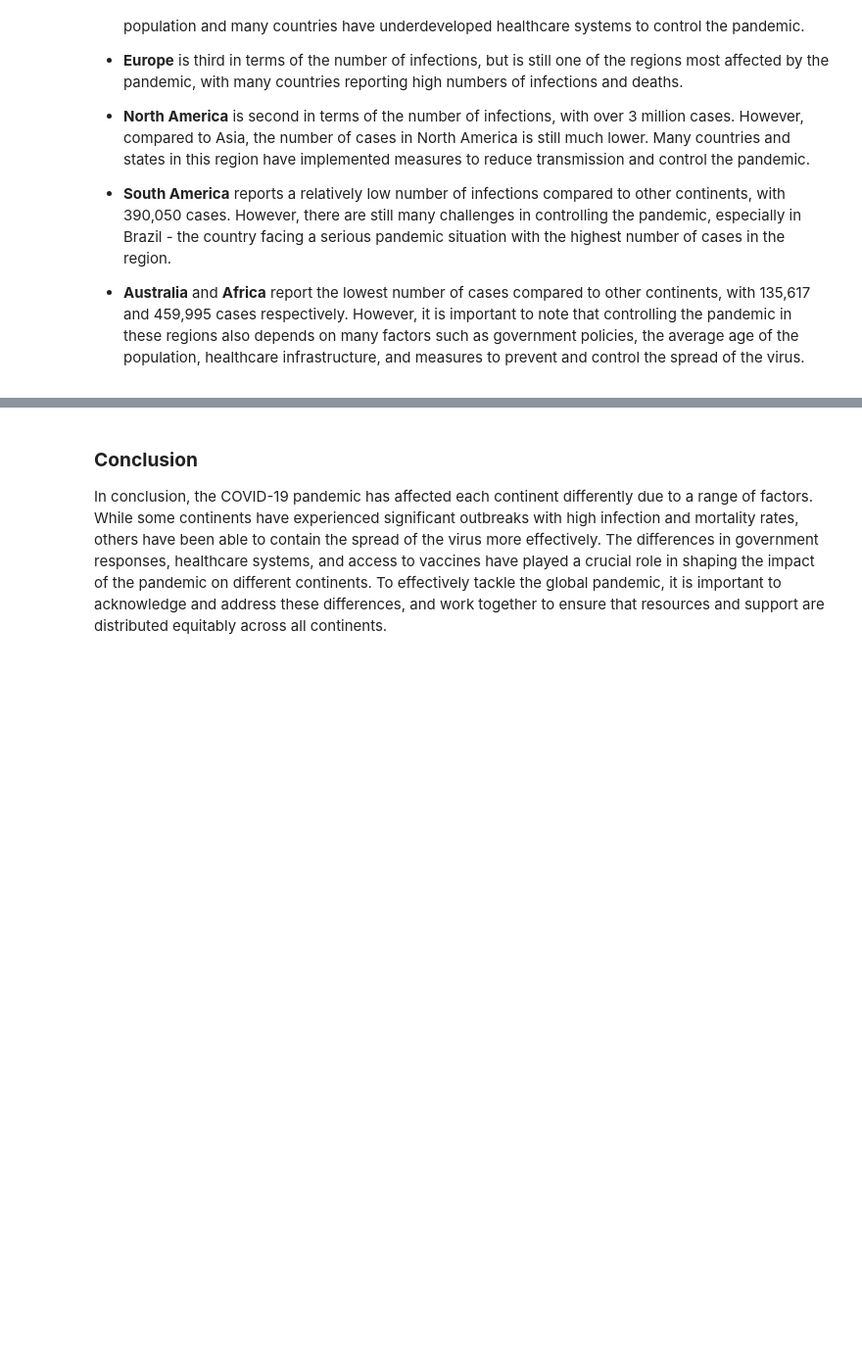
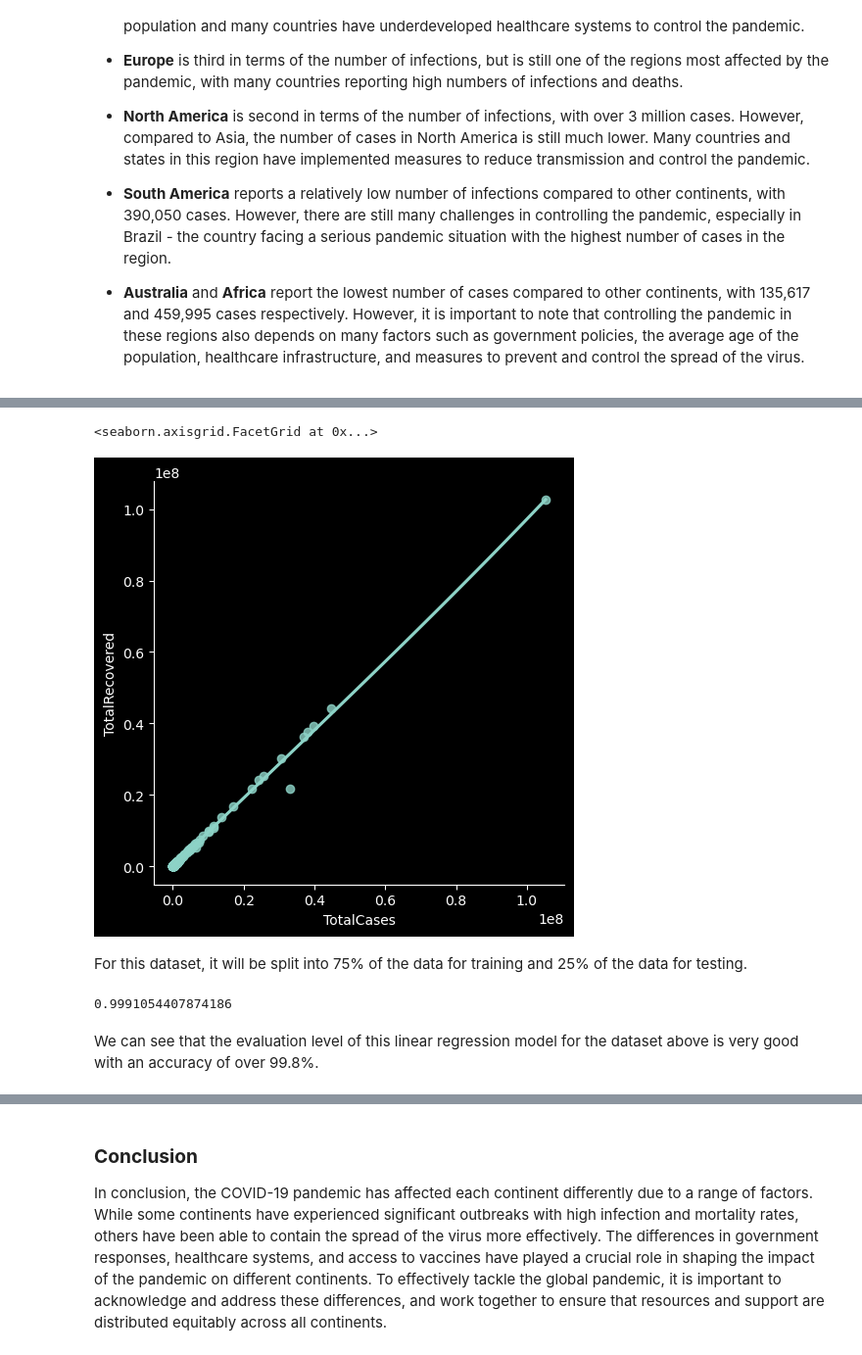
Before and after one commit to daongochoa2002/Lab1-Data-Visualization, a Jupyter notebook: Coronavirus-Analysis.ipynb, the cells around one changed output, grey strips where cells are left out. Shown at 98% size. Saved outputs shown, nothing was run; the diff lists cells and outputs as text; code cells hidden in the pictures; blank space fills up the shorter version.

Commit message:
update Model

```diff
--- a/Coronavirus Analysis.ipynb
+++ b/Coronavirus-Analysis.ipynb
@@ -895,0 +899,2 @@ Looking at the data, we can make the following observations and evaluations:
+# %%
+data_test = countries_df[['TotalCases','TotalRecovered']]
@@ -895,0 +917,5 @@ Looking at the data, we can make the following observations and evaluations:
+# %%
+sns.lmplot(x ="TotalCases", y ="TotalRecovered", data = data_test, order = 3, ci = None)
+# %% [output]
+<seaborn.axisgrid.FacetGrid at 0x...>
+[figure, added]
@@ -895,0 +925,2 @@ Looking at the data, we can make the following observations and evaluations:
+# %% [markdown]
+For this dataset, it will be split into 75% of the data for training and 25% of the data for testing.
@@ -895,0 +929,8 @@ Looking at the data, we can make the following observations and evaluations:
+# %%
+regr = LinearRegression()
+regr.fit(X_train, y_train)
+print(regr.score(X_test, y_test))
+# %% [output]
+0.9991054407874186
+# %% [markdown]
+We can see that the evaluation level of this linear regression model for the dataset above is very good with an accuracy of over 99.8%.
```
Also changed, not shown: parts of 18 cells of this notebook.
